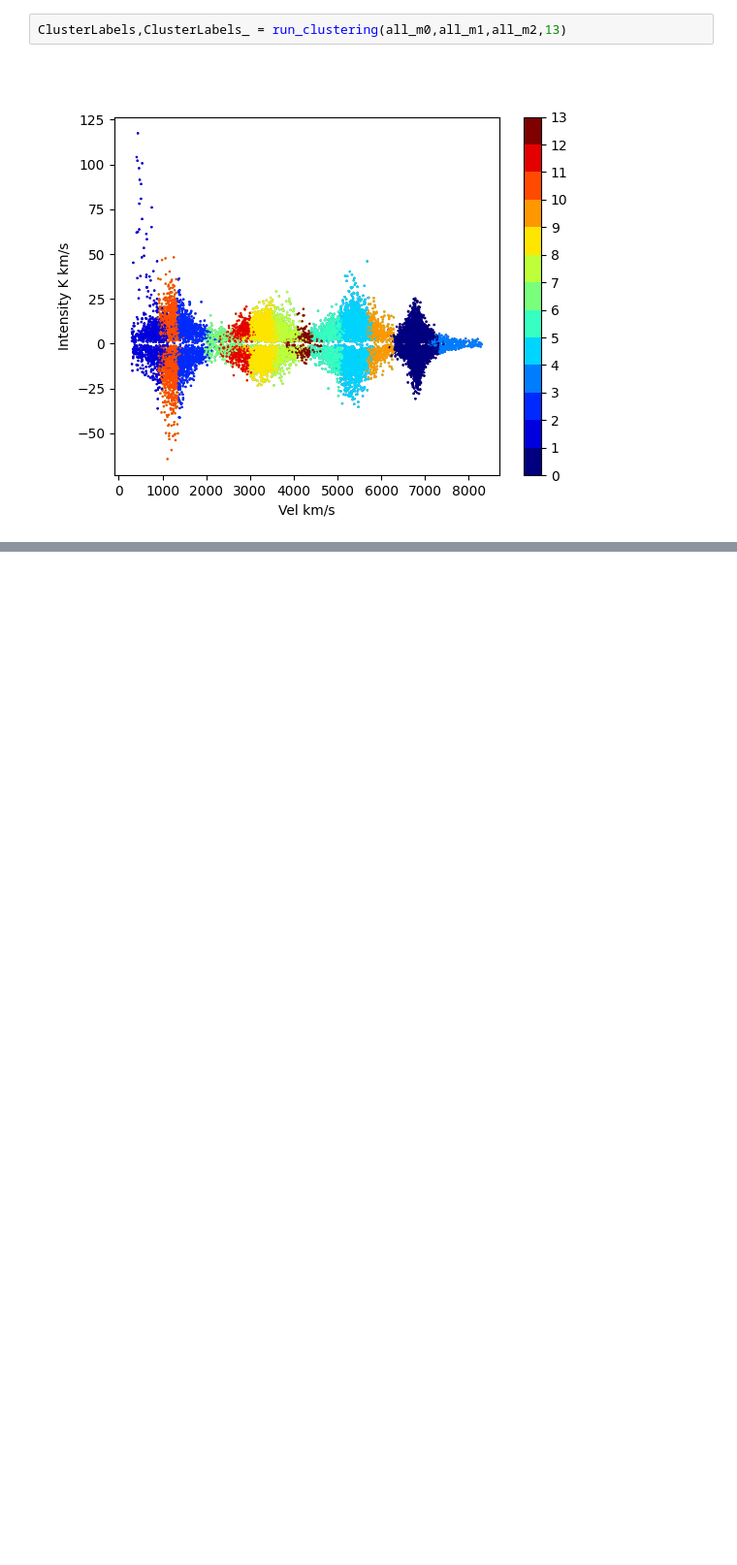
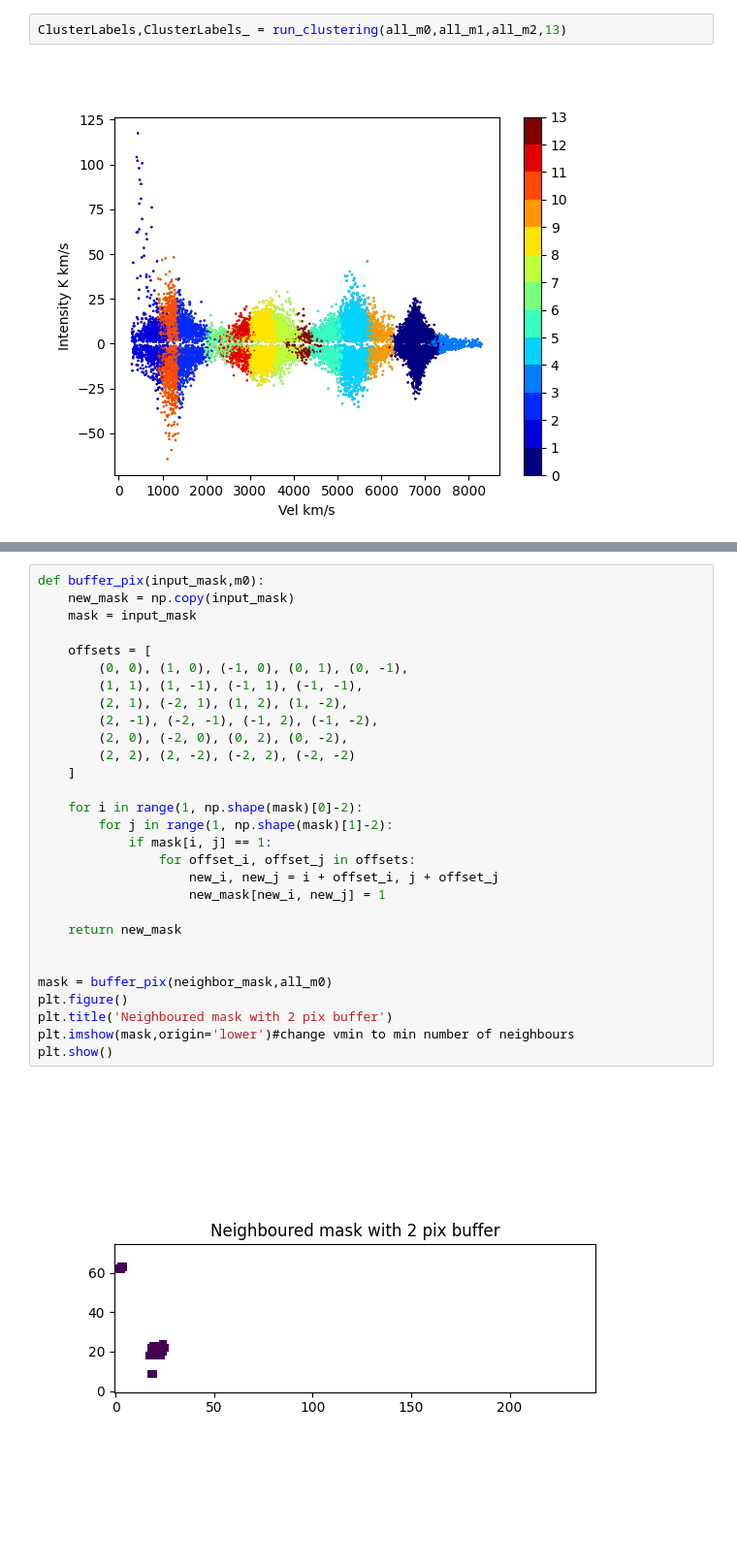
Before and after one commit to JBurke789/clustering, a Jupyter notebook: single_gal.ipynb, the cells around one changed output, grey strips where cells are left out. Shown at 97% size. Cells and saved outputs as stored; diff of their text form; blank space fills up the shorter version.

```diff
--- a/single_gal.ipynb
+++ b/single_gal.ipynb
@@ -414,0 +448,31 @@ WorldMap_stitched([all_m0,all_m1,all_m2], contour=(ClusterLabels_, 1, getColors(
+# %%
+def buffer_pix(input_mask,m0):
+    new_mask = np.copy(input_mask)
+    mask = input_mask
+
+    offsets = [
+        (0, 0), (1, 0), (-1, 0), (0, 1), (0, -1),
+        (1, 1), (1, -1), (-1, 1), (-1, -1),
+        (2, 1), (-2, 1), (1, 2), (1, -2),
+        (2, -1), (-2, -1), (-1, 2), (-1, -2),
+        (2, 0), (-2, 0), (0, 2), (0, -2),
+        (2, 2), (2, -2), (-2, 2), (-2, -2)
+    ]
+
+    for i in range(1, np.shape(mask)[0]-2):
+        for j in range(1, np.shape(mask)[1]-2):
+            if mask[i, j] == 1:
+                for offset_i, offset_j in offsets:
+                    new_i, new_j = i + offset_i, j + offset_j
+                    new_mask[new_i, new_j] = 1
+
+    return new_mask
+
+
+mask = buffer_pix(neighbor_mask,all_m0)
+plt.figure()
+plt.title('Neighboured mask with 2 pix buffer')
+plt.imshow(mask,origin='lower')#change vmin to min number of neighbours
+plt.show()
+# %% [output]
+[figure, added]
```
Also changed, not shown: parts of 5 cells of this notebook.
